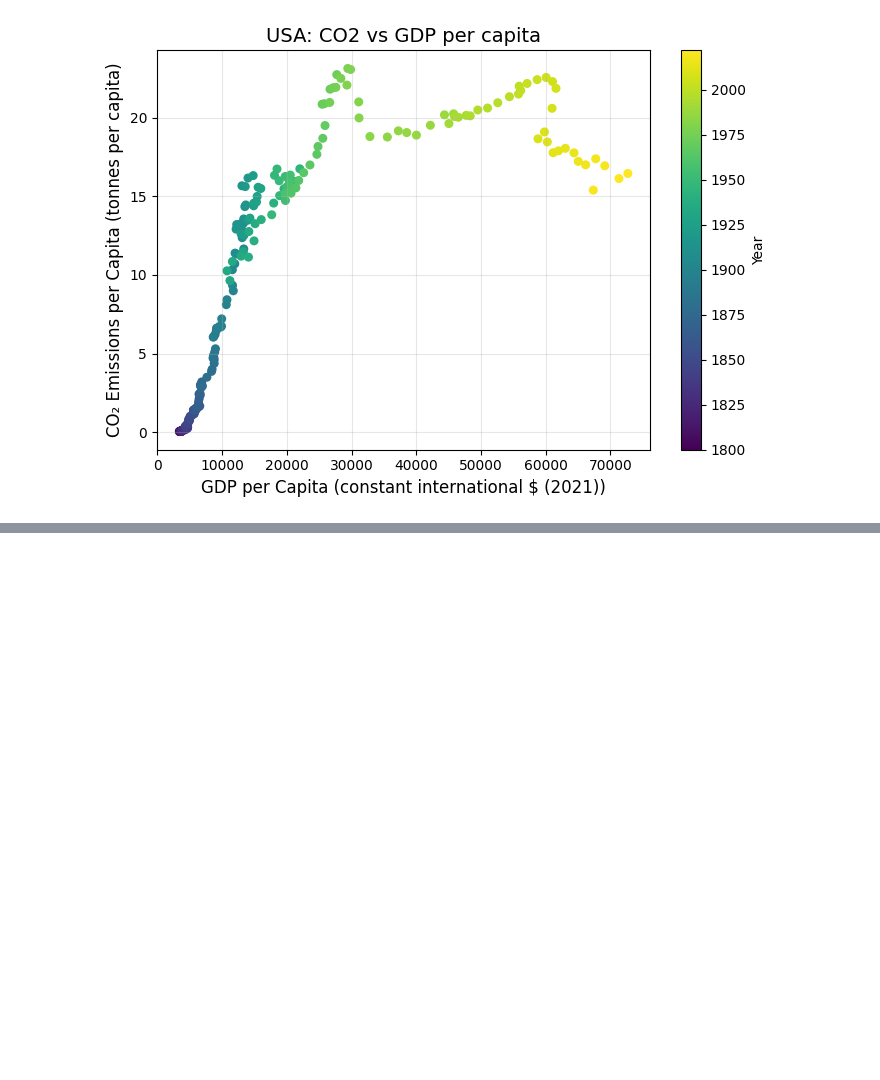
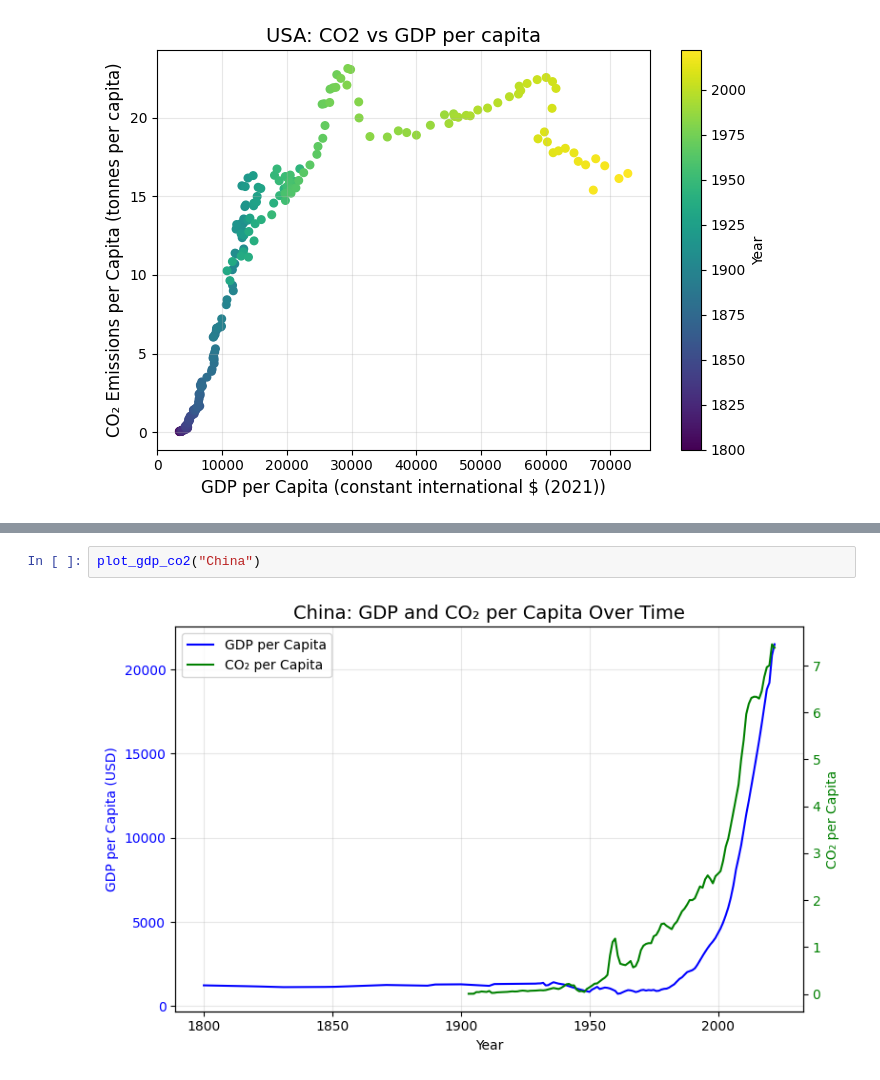
Before and after one commit to bootsareme/DS4002-CS3, a Jupyter notebook: EDA.ipynb, the cells around one changed output, grey strips where cells are left out. Drawn from its saved outputs; the diff is of its cells as text; blank space fills up the shorter version.

```diff
--- a/EDA.ipynb
+++ b/EDA.ipynb
@@ -71,0 +109,4 @@ plot_country("USA")
+# %%
+plot_gdp_co2("China")
+# %% [output]
+[figure, added]
```
Also changed, not shown: parts of 5 cells of this notebook.
